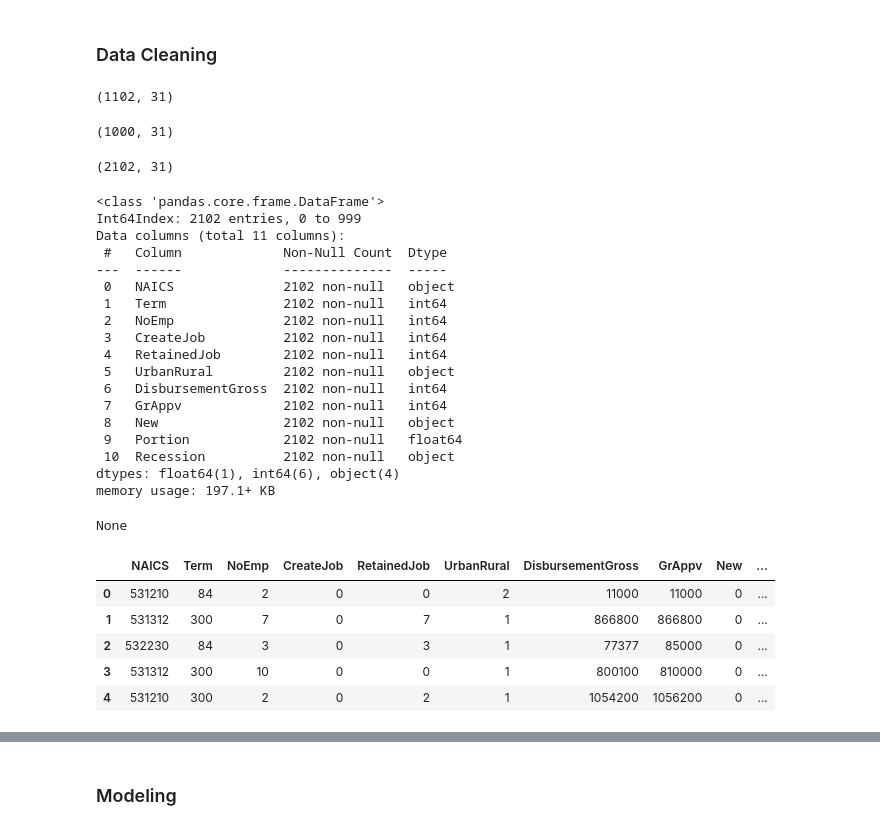
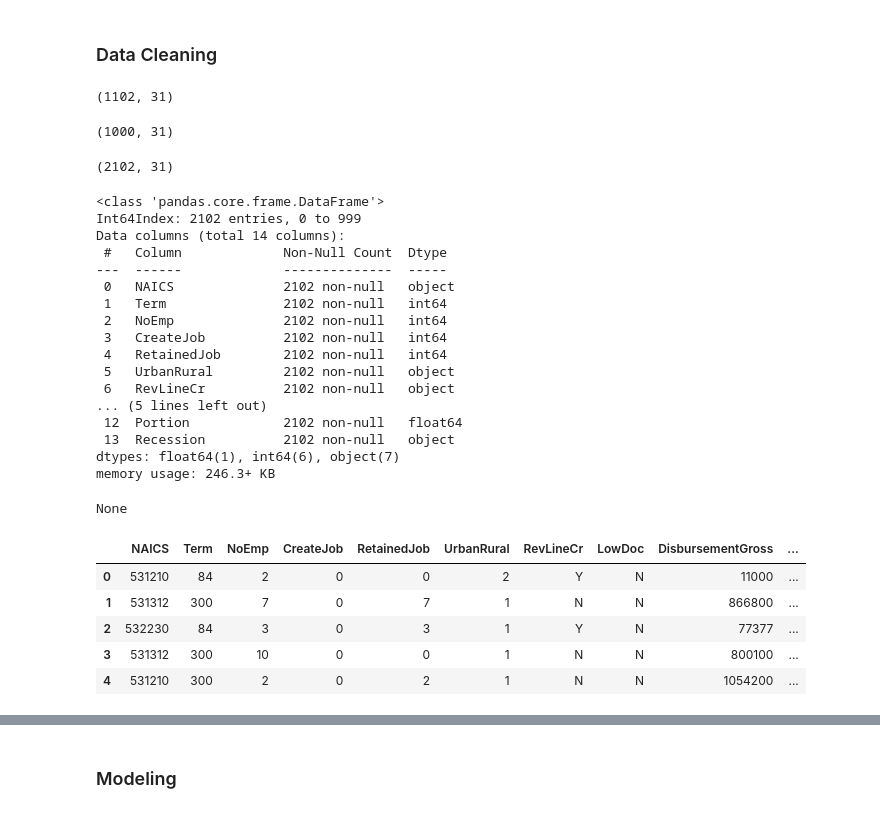
Before and after one commit to akiehl2000/STAA578_Homework, a Jupyter notebook: Homework2/homework2.ipynb, the cells around one changed output, grey strips where cells are left out. Drawn from its saved outputs; the diff is of its cells as text; code cells hidden in the pictures.

```diff
--- a/Homework2/homework2.ipynb
+++ b/Homework2/homework2.ipynb
@@ -44,7 +44,7 @@ trainDF.drop('MIS_Status', axis = 1, inplace = True)
 testIDs = testDF['CustomerId']
 testDF.drop('CustomerId', axis = 1, inplace = True)
 
-# combine data sets for preprocessing
+# combine data sets for preprocessing``
 trainDF['source'] = 'train'
 testDF['source'] = 'test'
 fullDF = pd.concat([trainDF, testDF], axis = 0)
@@ -61,48 +61,47 @@ fullDF['UrbanRural'] = fullDF['UrbanRural'].apply(lambda x: str(x))
 fullDF['RevLineCr'] = np.where(fullDF['RevLineCr'] == 'Y', 'Y', 'N')
 fullDF['LowDoc'] = np.where(fullDF['LowDoc'] == 'Y', 'Y', 'N')
 fullDF['New'] = fullDF['New'].apply(lambda x: str(x))
 fullDF['RealEstate'] = fullDF['RealEstate'].apply(lambda x: str(x))
 fullDF['Recession'] = fullDF['Recession'].apply(lambda x: str(x))
 
 # selected predictors
-predictors = ['NAICS', 'Term', 'NoEmp', 'CreateJob', 'RetainedJob', 'UrbanRural', 'DisbursementGross', 'GrAppv', 'New', 'Portion', 'Recession']
+predictors = ['NAICS', 'Term', 'NoEmp', 'CreateJob', 'RetainedJob', 'UrbanRural', 'RevLineCr', 'LowDoc', 'DisbursementGross', 'GrAppv', 'New', 'RealEstate', 'Portion', 'Recession']
 src = fullDF['source']
 fullDF = fullDF[predictors]
 
 # check data types
 display(fullDF.info())
 
 # peek at data
 display(fullDF.head())
 # %% [output]
 (1102, 31)
 (1000, 31)
 (2102, 31)
 <class 'pandas.core.frame.DataFrame'>
 Int64Index: 2102 entries, 0 to 999
-Data columns (total 11 columns):
+Data columns (total 14 columns):
  #   Column             Non-Null Count  Dtype
 ---  ------             --------------  -----
  0   NAICS              2102 non-null   object
  1   Term               2102 non-null   int64
  2   NoEmp              2102 non-null   int64
  3   CreateJob          2102 non-null   int64
  4   RetainedJob        2102 non-null   int64
  5   UrbanRural         2102 non-null   object
- 6   DisbursementGross  2102 non-null   int64
- 7   GrAppv             2102 non-null   int64
- 8   New                2102 non-null   object
- 9   Portion            2102 non-null   float64
- 10  Recession          2102 non-null   object
-dtypes: float64(1), int64(6), object(4)
-memory usage: 197.1+ KB
+ 6   RevLineCr          2102 non-null   object
+... (5 lines left out)
+ 12  Portion            2102 non-null   float64
+ 13  Recession          2102 non-null   object
+dtypes: float64(1), int64(6), object(7)
+memory usage: 246.3+ KB
 None
-|  | NAICS | Term | NoEmp | CreateJob | RetainedJob | UrbanRural | DisbursementGross | GrAppv | New | ... |
-| 0 | 531210 | 84 | 2 | 0 | 0 | 2 | 11000 | 11000 | 0 | ... |
-| 1 | 531312 | 300 | 7 | 0 | 7 | 1 | 866800 | 866800 | 0 | ... |
-| 2 | 532230 | 84 | 3 | 0 | 3 | 1 | 77377 | 85000 | 0 | ... |
-| 3 | 531312 | 300 | 10 | 0 | 0 | 1 | 800100 | 810000 | 0 | ... |
-| 4 | 531210 | 300 | 2 | 0 | 2 | 1 | 1054200 | 1056200 | 0 | ... |
+|  | NAICS | Term | NoEmp | CreateJob | RetainedJob | UrbanRural | RevLineCr | LowDoc | DisbursementGross | ... |
+| 0 | 531210 | 84 | 2 | 0 | 0 | 2 | Y | N | 11000 | ... |
+| 1 | 531312 | 300 | 7 | 0 | 7 | 1 | N | N | 866800 | ... |
+| 2 | 532230 | 84 | 3 | 0 | 3 | 1 | Y | N | 77377 | ... |
+| 3 | 531312 | 300 | 10 | 0 | 0 | 1 | N | N | 800100 | ... |
+| 4 | 531210 | 300 | 2 | 0 | 2 | 1 | N | N | 1054200 | ... |
 # %%
 # scale numeric predictors and encode categorical predictors
 findNumPredictors = make_column_selector(dtype_exclude = object)
```
Also changed, not shown: parts of 12 cells of this notebook.
